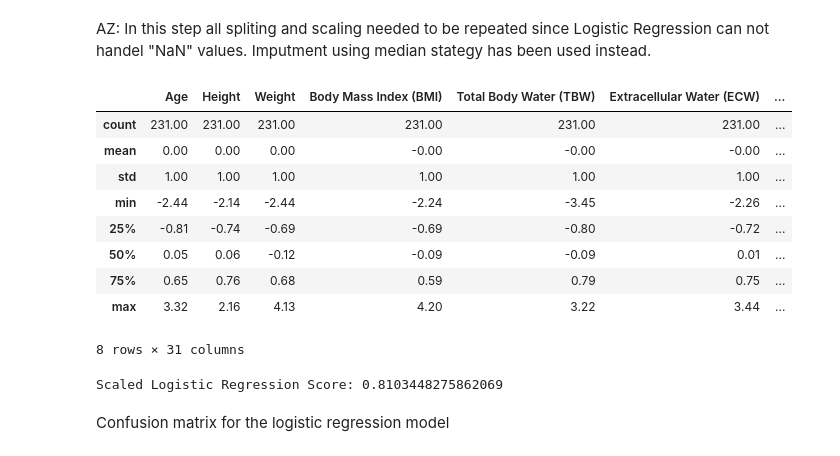
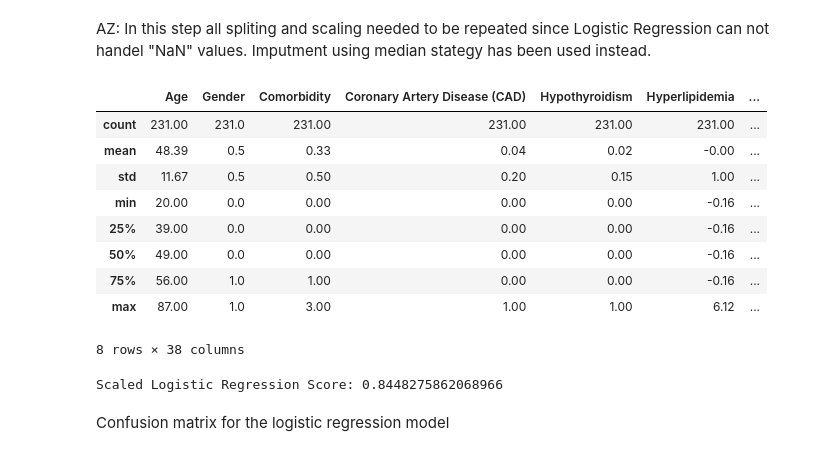
Before and after one commit to aaamainorg/dat540-group1, a Jupyter notebook: EML_gallstone.ipynb, the cells around one changed output. Saved outputs shown, nothing was run; the diff lists cells and outputs as text; code cells hidden in the pictures.

```diff
--- a/EML_gallstone.ipynb
+++ b/EML_gallstone.ipynb
@@ -938,10 +938,10 @@ Test data: (58, 38)
 #Scaling the features using StandardScaler
 scaler=StandardScaler()
 
-X_train[continous_features]=scaler.fit_transform(X_train[continous_features])
-X_test[continous_features]=scaler.transform(X_test[continous_features])
+X_train[SELECTED_FEATURES]=scaler.fit_transform(X_train[SELECTED_FEATURES])
+X_test[SELECTED_FEATURES]=scaler.transform(X_test[SELECTED_FEATURES])
 
-validation_set_df[continous_features]=scaler.transform(validation_set_df[continous_features])
+validation_set_df[SELECTED_FEATURES]=scaler.transform(validation_set_df[SELECTED_FEATURES])
 
-X_train[continous_features].describe().round(2)
+X_train[SELECTED_FEATURES].describe().round(2)
 # %% [output]
@@ -989,32 +988,32 @@ AZ: In this step all spliting and scaling needed to be repeated since Logistic R
 # %%
 scaled_logreg_model = make_pipeline( # StandardScaler and LogisticRegression pipeline
     LogisticRegression(
         max_iter=MAX_ITERATIONS, # Maximum number of iterations for the solver
         random_state=RANDOM_STATE, # Random state for reproducibility
         fit_intercept=False # Scaling of the intercept term
 
     )
 )
-display(X_train[continous_features].describe().round(2))
+display(X_train.describe().round(2))
 
 scaled_logreg_model.fit(X_train, y_train) # Fit the scaled logistic regression model to the training data
 
 scaled_logreg_score = scaled_logreg_model.score(X_test, y_test) # Evaluate the model on the test data
 y_pred_scaled_logreg_model = scaled_logreg_model.predict(X_test) # Predict the target variable for the test data
 
 print("Scaled Logistic Regression Score:", scaled_logreg_score)
 # %% [output]
-|  | Age | Height | Weight | Body Mass Index (BMI) | Total Body Water (TBW) | Extracellular Water (ECW) | ... |
-| count | 231.00 | 231.00 | 231.00 | 231.00 | 231.00 | 231.00 | ... |
-| mean | 0.00 | 0.00 | 0.00 | -0.00 | -0.00 | -0.00 | ... |
-| std | 1.00 | 1.00 | 1.00 | 1.00 | 1.00 | 1.00 | ... |
-| min | -2.44 | -2.14 | -2.44 | -2.24 | -3.45 | -2.26 | ... |
-| 25% | -0.81 | -0.74 | -0.69 | -0.69 | -0.80 | -0.72 | ... |
-| 50% | 0.05 | 0.06 | -0.12 | -0.09 | -0.09 | 0.01 | ... |
-| 75% | 0.65 | 0.76 | 0.68 | 0.59 | 0.79 | 0.75 | ... |
-| max | 3.32 | 2.16 | 4.13 | 4.20 | 3.22 | 3.44 | ... |
+|  | Age | Gender | Comorbidity | Coronary Artery Disease (CAD) | Hypothyroidism | Hyperlipidemia | ... |
+| count | 231.00 | 231.0 | 231.00 | 231.00 | 231.00 | 231.00 | ... |
+| mean | 48.39 | 0.5 | 0.33 | 0.04 | 0.02 | -0.00 | ... |
+| std | 11.67 | 0.5 | 0.50 | 0.20 | 0.15 | 1.00 | ... |
+| min | 20.00 | 0.0 | 0.00 | 0.00 | 0.00 | -0.16 | ... |
+| 25% | 39.00 | 0.0 | 0.00 | 0.00 | 0.00 | -0.16 | ... |
+| 50% | 49.00 | 0.0 | 0.00 | 0.00 | 0.00 | -0.16 | ... |
+| 75% | 56.00 | 1.0 | 1.00 | 0.00 | 0.00 | -0.16 | ... |
+| max | 87.00 | 1.0 | 3.00 | 1.00 | 1.00 | 6.12 | ... |
-8 rows × 31 columns
+8 rows × 38 columns
-Scaled Logistic Regression Score: 0.8103448275862069
+Scaled Logistic Regression Score: 0.8448275862068966
 # %% [markdown]
 Confusion matrix for the logistic regression model
 # %%
```
Also changed, not shown: parts of 12 cells of this notebook.
